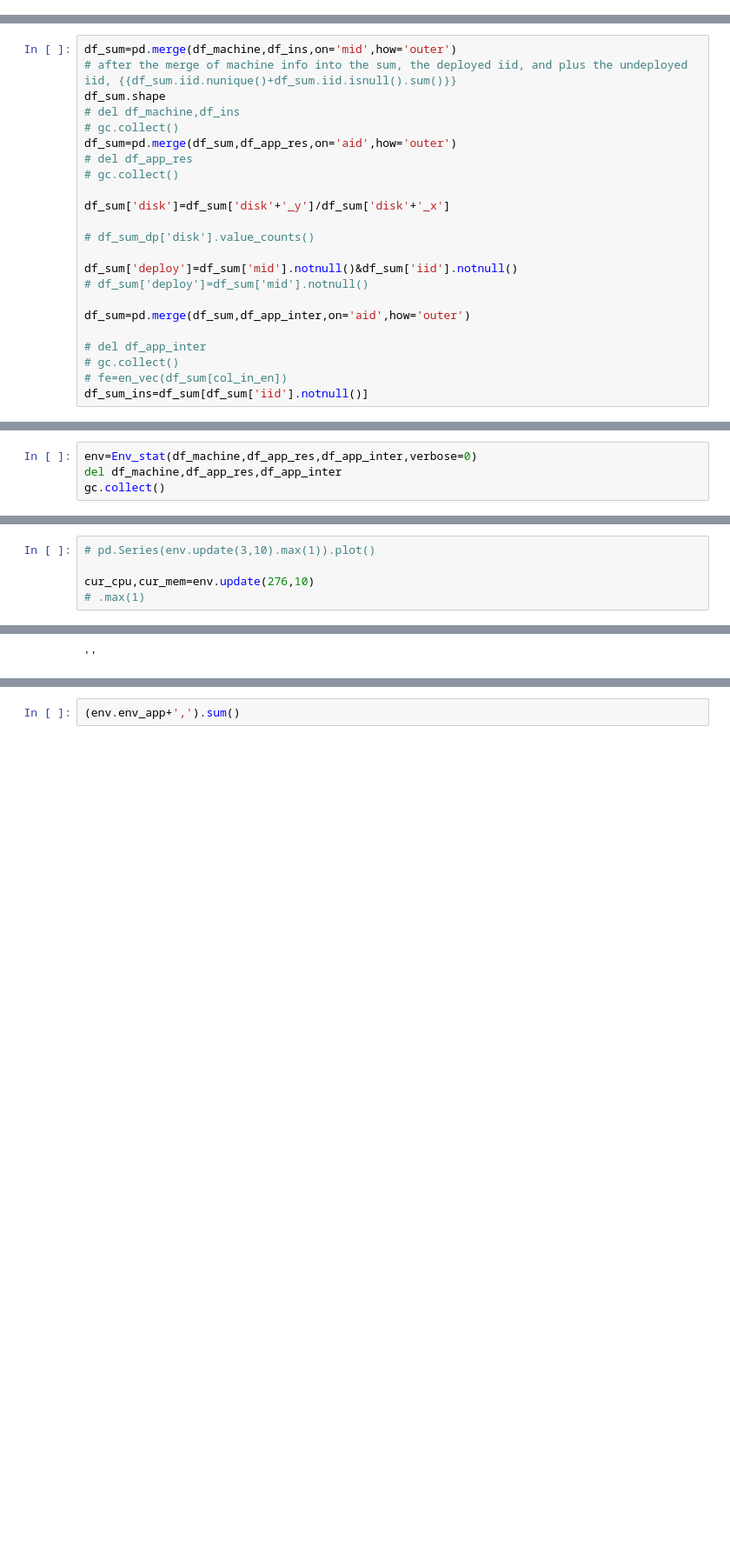
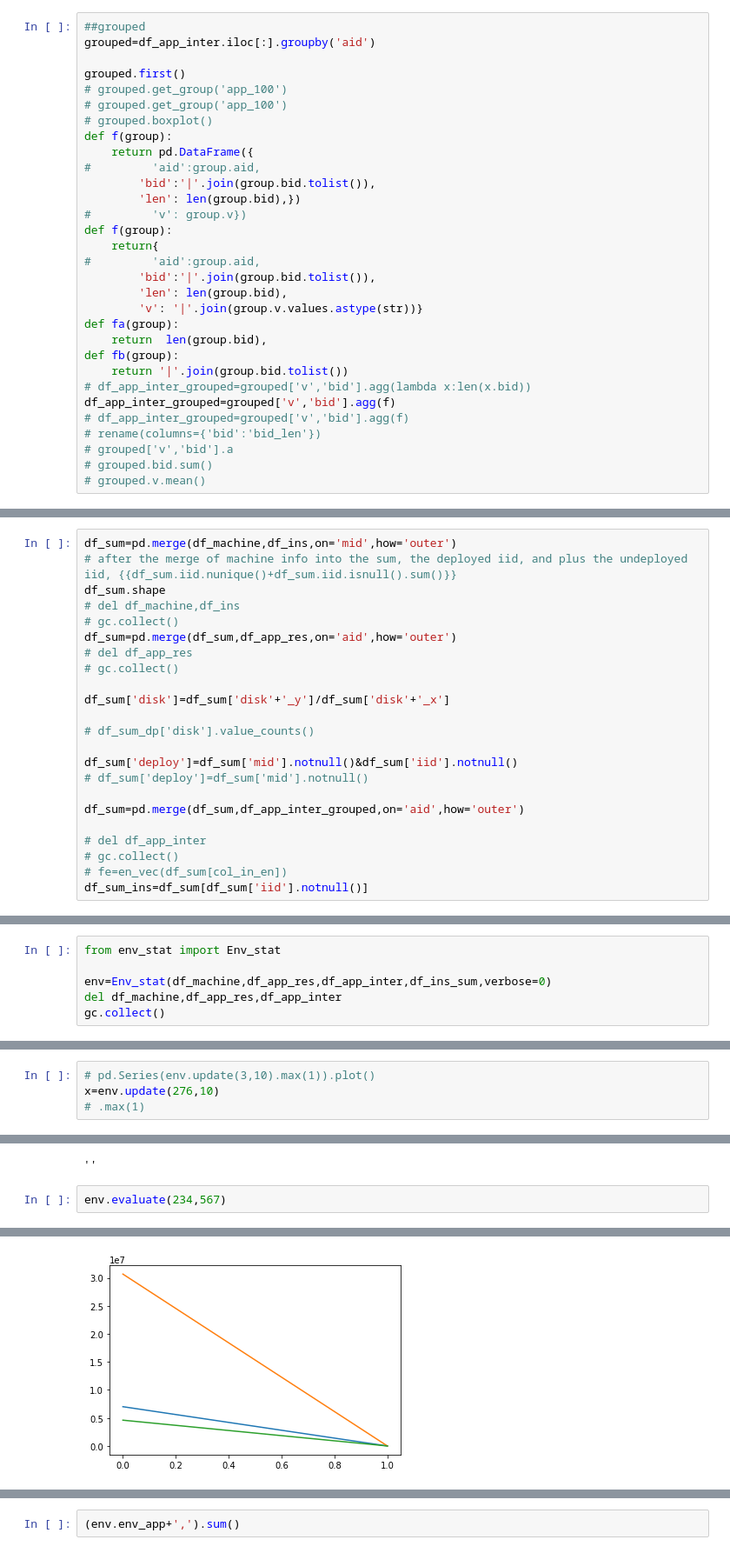
Before and after one commit to tbxy09/diaodu_binpacking_reinforcement_solutions, a Jupyter notebook: diao_du-Copy6.ipynb, the cells around one changed output, grey strips where cells are left out. Shown at 87% size. Cells and saved outputs as stored; diff of their text form; blank space fills up the shorter version.

```diff
--- a/diao_du-Copy6.ipynb
+++ b/diao_du-Copy6.ipynb
@@ -349,0 +400,31 @@ df_app_inter.groupby('aid').apply(lambda x:x)
+# %%
+##grouped
+grouped=df_app_inter.iloc[:].groupby('aid')
+
+grouped.first()
+# grouped.get_group('app_100')
+# grouped.get_group('app_100')
+# grouped.boxplot()
+def f(group):
+    return pd.DataFrame({
+#         'aid':group.aid,
+        'bid':'|'.join(group.bid.tolist()),
+        'len': len(group.bid),})
+#         'v': group.v})
+def f(group):
+    return{
+#         'aid':group.aid,
+        'bid':'|'.join(group.bid.tolist()),
+        'len': len(group.bid),
+        'v': '|'.join(group.v.values.astype(str))}
+def fa(group):
+    return  len(group.bid),
+def fb(group):
+    return '|'.join(group.bid.tolist())
+# df_app_inter_grouped=grouped['v','bid'].agg(lambda x:len(x.bid))
+df_app_inter_grouped=grouped['v','bid'].agg(f)
+# df_app_inter_grouped=grouped['v','bid'].agg(f)
+# rename(columns={'bid':'bid_len'})
+# grouped['v','bid'].a
+# grouped.bid.sum()
+# grouped.v.mean()
@@ -364,7 +454,7 @@ df_sum['disk']=df_sum['disk'+'_y']/df_sum['disk'+'_x']
 df_sum['deploy']=df_sum['mid'].notnull()&df_sum['iid'].notnull()
 # df_sum['deploy']=df_sum['mid'].notnull()
 
-df_sum=pd.merge(df_sum,df_app_inter,on='aid',how='outer')
+df_sum=pd.merge(df_sum,df_app_inter_grouped,on='aid',how='outer')
 
 # del df_app_inter
 # gc.collect()
@@ -820,5 +906,7 @@ from env_stat import Env_stat
 # %%
-env=Env_stat(df_machine,df_app_res,df_app_inter,verbose=0)
+from env_stat import Env_stat
+
+env=Env_stat(df_machine,df_app_res,df_app_inter,df_ins_sum,verbose=0)
 del df_machine,df_app_res,df_app_inter
 gc.collect()
 # %% [output]
@@ -826,5 +916,4 @@ gc.collect()
 # %%
 # pd.Series(env.update(3,10).max(1)).plot()
-
-cur_cpu,cur_mem=env.update(276,10)
+x=env.update(276,10)
 # .max(1)
@@ -862,3 +943,6 @@ env.env_app[54]
 # env.env_app.shape
 # %% [output]
 ''
+# %%
+env.evaluate(234,567)
+# %% [output]
@@ -864,0 +950 @@ env.env_app[54]
+[figure, added]
```
Also changed, not shown: parts of 46 cells of this notebook, 5 other files.
